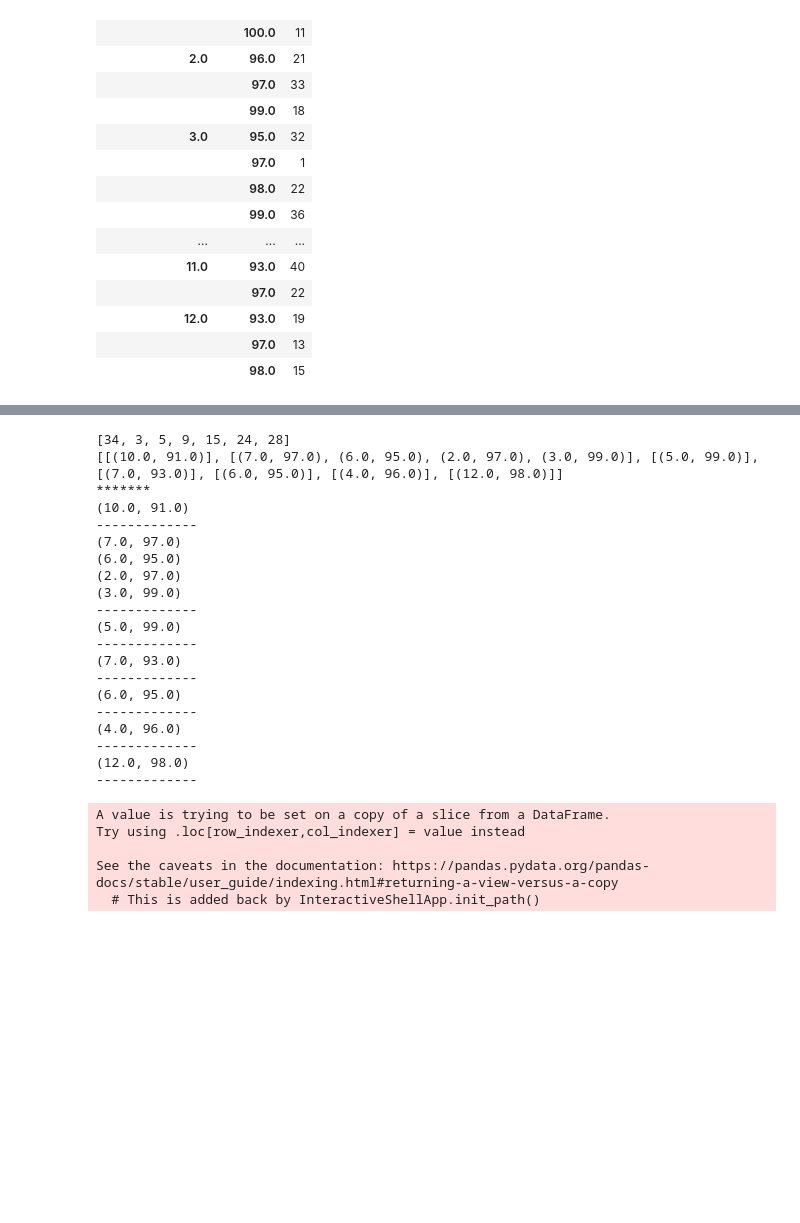
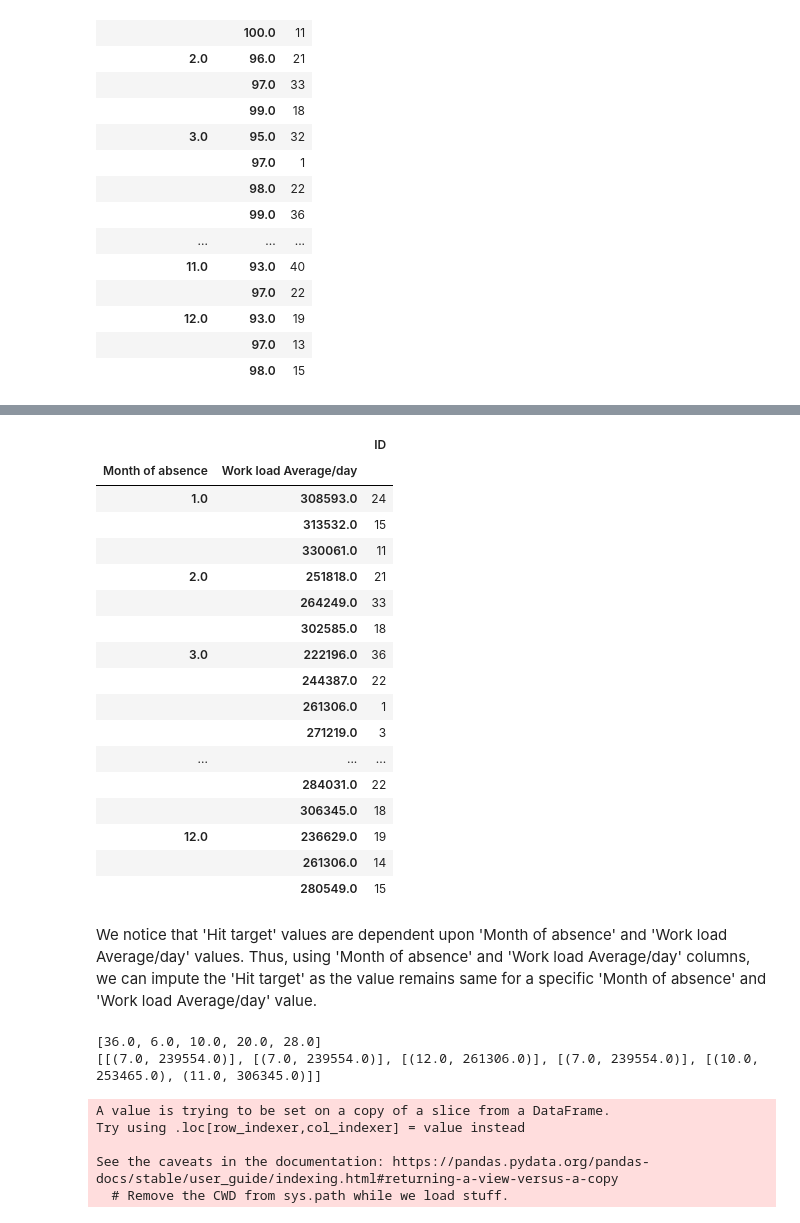
Before and after one commit to DHRUV6029/CMPE-255_NPDP, a Jupyter notebook: CMPE_255_NPDP.ipynb, the cells around one changed output, grey strips where cells are left out. Saved outputs shown, nothing was run; the diff lists cells and outputs as text; code cells hidden in the pictures; blank space fills up the shorter version.

```diff
--- a/CMPE_255_NPDP.ipynb
+++ b/CMPE_255_NPDP.ipynb
@@ -1514,49 +1562,52 @@ See the caveats in the documentation: https://pandas.pydata.org/pandas-docs/stab
+# %%
+month_wl = absent_data[absent_data['Hit target'] != '']
+month_wl[['Month of absence', 'Work load Average/day', 'ID']].groupby(['Month of absence', 'Work load Average/day']).count()
+# %% [output]
+|  |  | ID |
+| Month of absence | Work load Average/day |  |
+| 1.0 | 308593.0 | 24 |
+|  | 313532.0 | 15 |
+|  | 330061.0 | 11 |
+| 2.0 | 251818.0 | 21 |
+|  | 264249.0 | 33 |
+|  | 302585.0 | 18 |
+| 3.0 | 222196.0 | 36 |
+|  | 244387.0 | 22 |
+|  | 261306.0 | 1 |
+|  | 271219.0 | 3 |
+| ... | ... | ... |
+|  | 284031.0 | 22 |
+|  | 306345.0 | 18 |
+| 12.0 | 236629.0 | 19 |
+|  | 261306.0 | 14 |
+|  | 280549.0 | 15 |
+# %% [markdown]
+We notice that 'Hit target' values are dependent upon 'Month of absence' and 'Work load Average/day' values. Thus, using 'Month of absence' and 'Work load Average/day' columns, we can impute the 'Hit target' as the value remains same for a specific 'Month of absence' and 'Work load Average/day' value.
 # %%
-ids = absent_data.loc[absent_data['Work load Average/day'].isnull(), 'ID'].tolist()
+ids = absent_data.loc[absent_data['Hit target'].isnull(), 'ID'].tolist()
 ids = list(set(ids))
 print(ids)
 tmp = []
 
 for id in ids:
-  #x = absent_data.loc[absent_data['ID']==id, 'Work load Average/day']
-  x = absent_data.loc[(absent_data['ID']==id) & (absent_data['Work load Average/day'].isnull())]
+  x = absent_data.loc[(absent_data['ID']==id) & (absent_data['Hit target'].isnull())]
   x.columns = [c.replace(' ', '_') for c in x.columns]
-
-  x['zip_col'] = list(zip(x.Month_of_absence, x.Hit_target))
-
+  x.columns = [c.replace('/', '_') for c in x.columns]
+  x['zip_col'] = list(zip(x.Month_of_absence, x.Work_load_Average_day))
   y = x['zip_col'].tolist()
   tmp.append(y)
 
 print(tmp)
-print('*******')
 for i in range(len(ids)):
   for j in range(len(tmp[i])):
-    print(tmp[i][j])
-
-  print('-------------')
+    absent_data.loc[(absent_data['Hit target'].isnull()) & (absent_data['Month of absence']==tmp[i][j][0])
+    & (absent_data['Work load Average/day']==tmp[i][j][1]),'Hit target'] = \
+    absent_data.loc[(absent_data['Month of absence']==tmp[i][j][0]) & (absent_data['Work load Average/day']==tmp[i][j][1]), 'Hit target'].mode()[0]
 # %% [output]
-[34, 3, 5, 9, 15, 24, 28]
-[[(10.0, 91.0)], [(7.0, 97.0), (6.0, 95.0), (2.0, 97.0), (3.0, 99.0)], [(5.0, 99.0)], [(7.0, 93.0)], [(6.0, 95.0)], [(4.0, 96.0)], [(12.0, 98.0)]]
-*******
-(10.0, 91.0)
--------------
-(7.0, 97.0)
-(6.0, 95.0)
-(2.0, 97.0)
-(3.0, 99.0)
--------------
-(5.0, 99.0)
--------------
-(7.0, 93.0)
--------------
-(6.0, 95.0)
--------------
-(4.0, 96.0)
--------------
-(12.0, 98.0)
--------------
+[36.0, 6.0, 10.0, 20.0, 28.0]
+[[(7.0, 239554.0)], [(7.0, 239554.0)], [(12.0, 261306.0)], [(7.0, 239554.0)], [(10.0, 253465.0), (11.0, 306345.0)]]
 A value is trying to be set on a copy of a slice from a DataFrame.
 Try using .loc[row_indexer,col_indexer] = value instead
 
 See the caveats in the documentation: https://pandas.pydata.org/pandas-docs/stable/user_guide/indexing.html#returning-a-view-versus-a-copy
-  # This is added back by InteractiveShellApp.init_path()
+  # Remove the CWD from sys.path while we load stuff.
```
Also changed, not shown: parts of 50 cells of this notebook.
